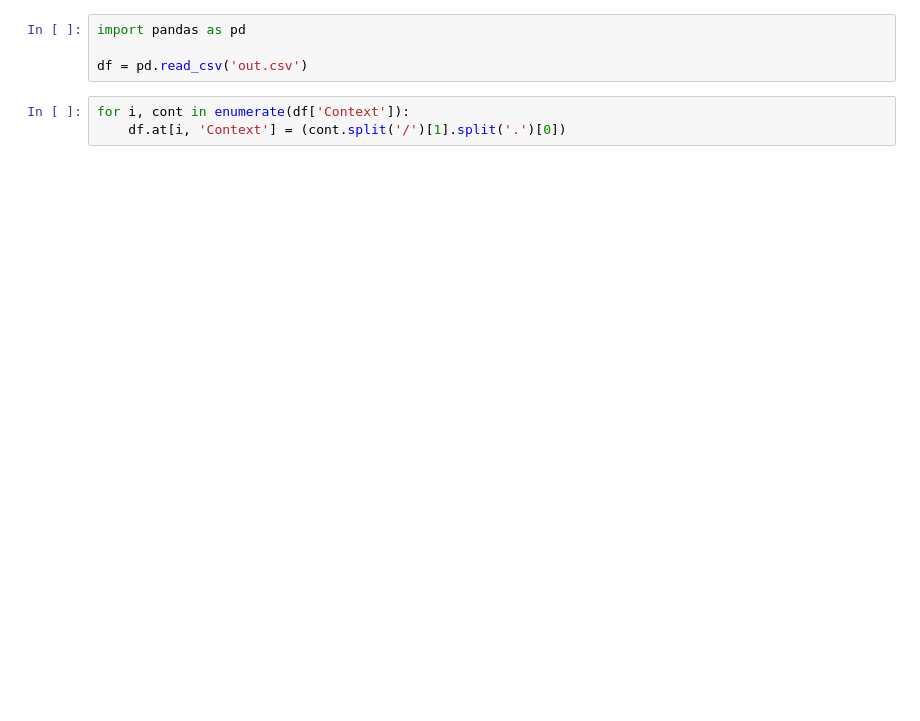
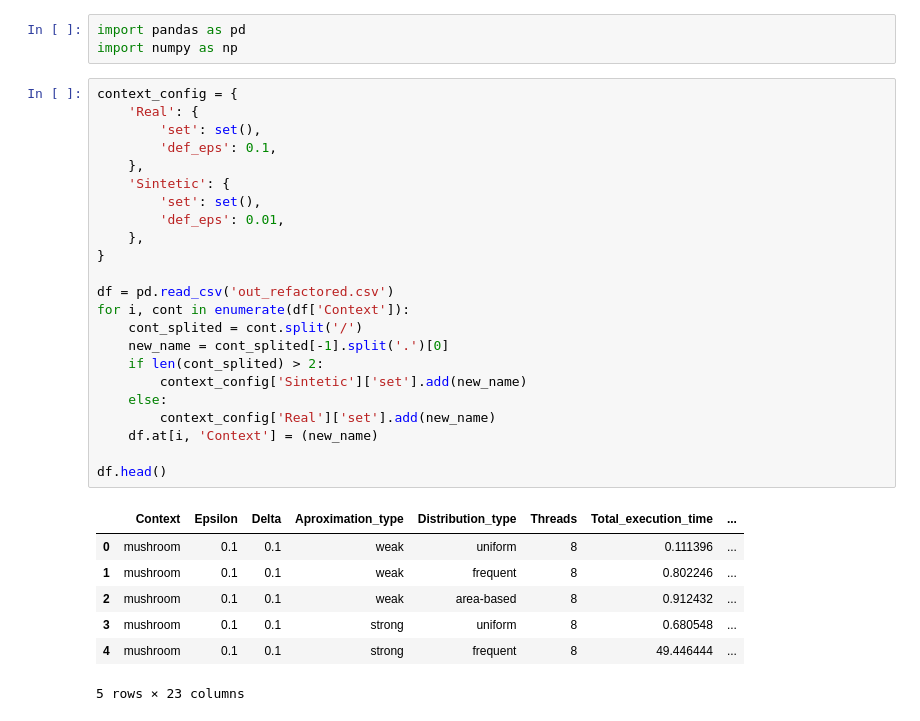
Before and after one commit to Panesher/Implication-Basis, a Jupyter notebook: analyzer.ipynb, the cells around one changed output. Cells and saved outputs as stored; diff of their text form; blank space fills up the shorter version.

```diff
--- a/analyzer.ipynb
+++ b/analyzer.ipynb
@@ -1,7 +1,34 @@
 # %%
 import pandas as pd
-
-df = pd.read_csv('out.csv')
+import numpy as np
-# %%
-for i, cont in enumerate(df['Context']):
-    df.at[i, 'Context'] = (cont.split('/')[1].split('.')[0])
+# %%
+context_config = {
+    'Real': {
+        'set': set(),
+        'def_eps': 0.1,
+    },
+    'Sintetic': {
+        'set': set(),
+        'def_eps': 0.01,
+    },
+}
+
+df = pd.read_csv('out_refactored.csv')
+for i, cont in enumerate(df['Context']):
+    cont_splited = cont.split('/')
+    new_name = cont_splited[-1].split('.')[0]
+    if len(cont_splited) > 2:
+        context_config['Sintetic']['set'].add(new_name)
+    else:
+        context_config['Real']['set'].add(new_name)
+    df.at[i, 'Context'] = (new_name)
+
+df.head()
+# %% [output]
+|  | Context | Epsilon | Delta | Aproximation_type | Distribution_type | Threads | Total_execution_time | ... |
+| 0 | mushroom | 0.1 | 0.1 | weak | uniform | 8 | 0.111396 | ... |
+| 1 | mushroom | 0.1 | 0.1 | weak | frequent | 8 | 0.802246 | ... |
+| 2 | mushroom | 0.1 | 0.1 | weak | area-based | 8 | 0.912432 | ... |
+| 3 | mushroom | 0.1 | 0.1 | strong | uniform | 8 | 0.680548 | ... |
+| 4 | mushroom | 0.1 | 0.1 | strong | frequent | 8 | 49.446444 | ... |
+5 rows × 23 columns
```
Also changed, not shown: parts of 12 cells of this notebook, 4 other files.
